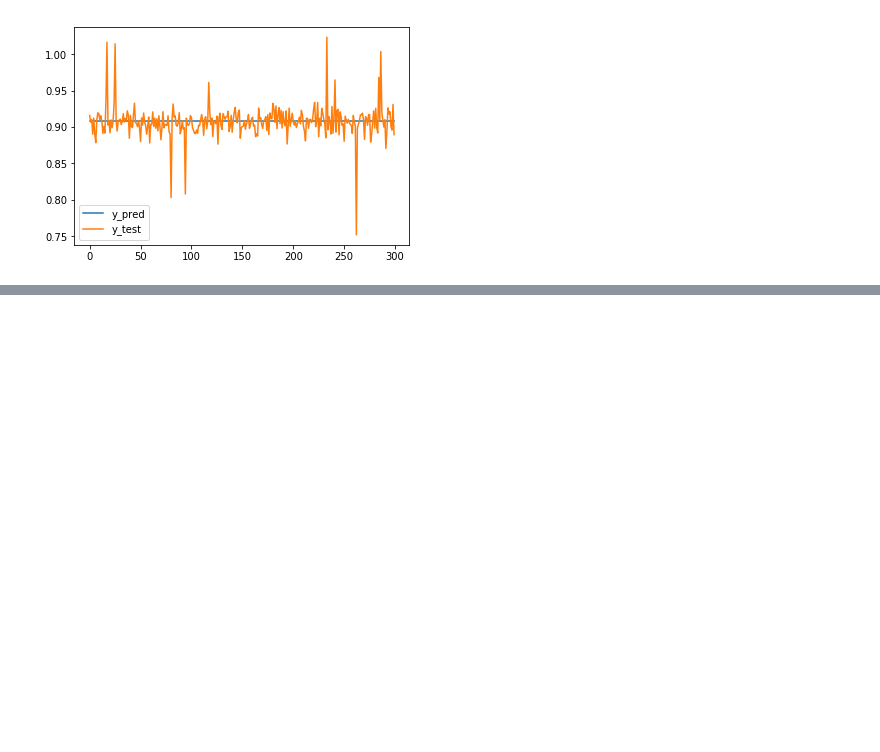
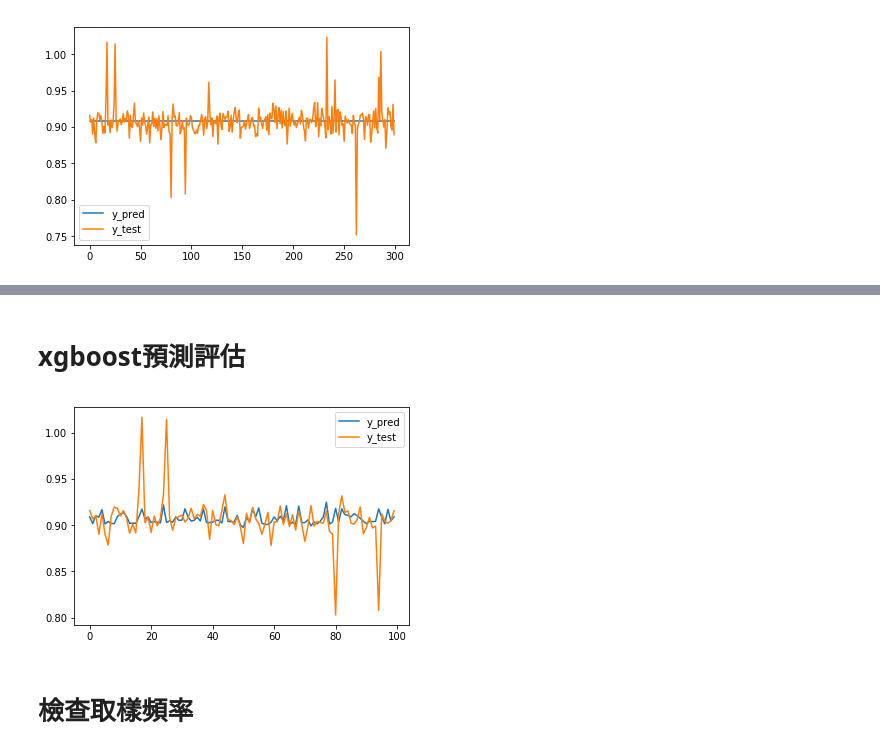
Before and after one commit to skywalker0803r/works, a Jupyter notebook: 南亞PA廠R3_預測單耗.ipynb, the cells around one changed output, grey strips where cells are left out. Saved outputs shown, nothing was run; the diff lists cells and outputs as text; code cells hidden in the pictures; blank space fills up the shorter version.

```diff
--- a/南亞PA廠R3_預測單耗.ipynb
+++ b/南亞PA廠R3_預測單耗.ipynb
@@ -8,7 +8,7 @@ Drive already mounted at /content/drive; to attempt to forcibly remount, call dr
 # %%
 import pandas as pd
 path = '/content/drive/My Drive/南亞PA廠/PA_201605-201906更新R3.xlsx'
-df = pd.read_excel(path,index_col=0)
+df = pd.read_excel(path,index_col=0,parse_dates = True)
 print(df.shape)
 df.head()
 # %% [output]
@@ -431,0 +434,17 @@ plt.show()
+# %%
+from xgboost import XGBRegressor
+xgb = XGBRegressor()
+xgb.fit(X_train, y_train)
+y_pred = pd.Series(xgb.predict(X_test),index=y_test.index,name='y_pred')
+
+R2 = r2_score(y_test,y_pred)
+RMSE = rmse(y_test,y_pred)
+MAPE = mape(y_test,y_pred)
+print('R2:{}\nRMSE:{}\nMAPE:{}'.format(R2,RMSE,MAPE))
+
+pd.set_option('display.max_columns', None)
+pd.set_option('display.max_rows', None)
+result = pd.DataFrame(dict(zip(X_train.columns,xgb.feature_importances_)),index=['feature_importances']).T.sort_values(by='feature_importances',ascending=False)
+result['chinese'] = result.index.map(dict(zip(tag盤點表['TAG'],tag盤點表['chinese'])))
+result = result[['chinese','feature_importances']]
+result
@@ -431,0 +473,12 @@ plt.show()
+# %% [markdown]
+# xgboost預測評估
+# %%
+y_pred = xgb.predict(X_test)
+plt.plot(y_pred[:100],label='y_pred')
+plt.plot(y_test.values[:100],label='y_test')
+plt.legend()
+plt.show()
+# %% [output]
+[figure, added]
+# %% [markdown]
+# 檢查取樣頻率
```
Also changed, not shown: parts of 13 cells of this notebook.
